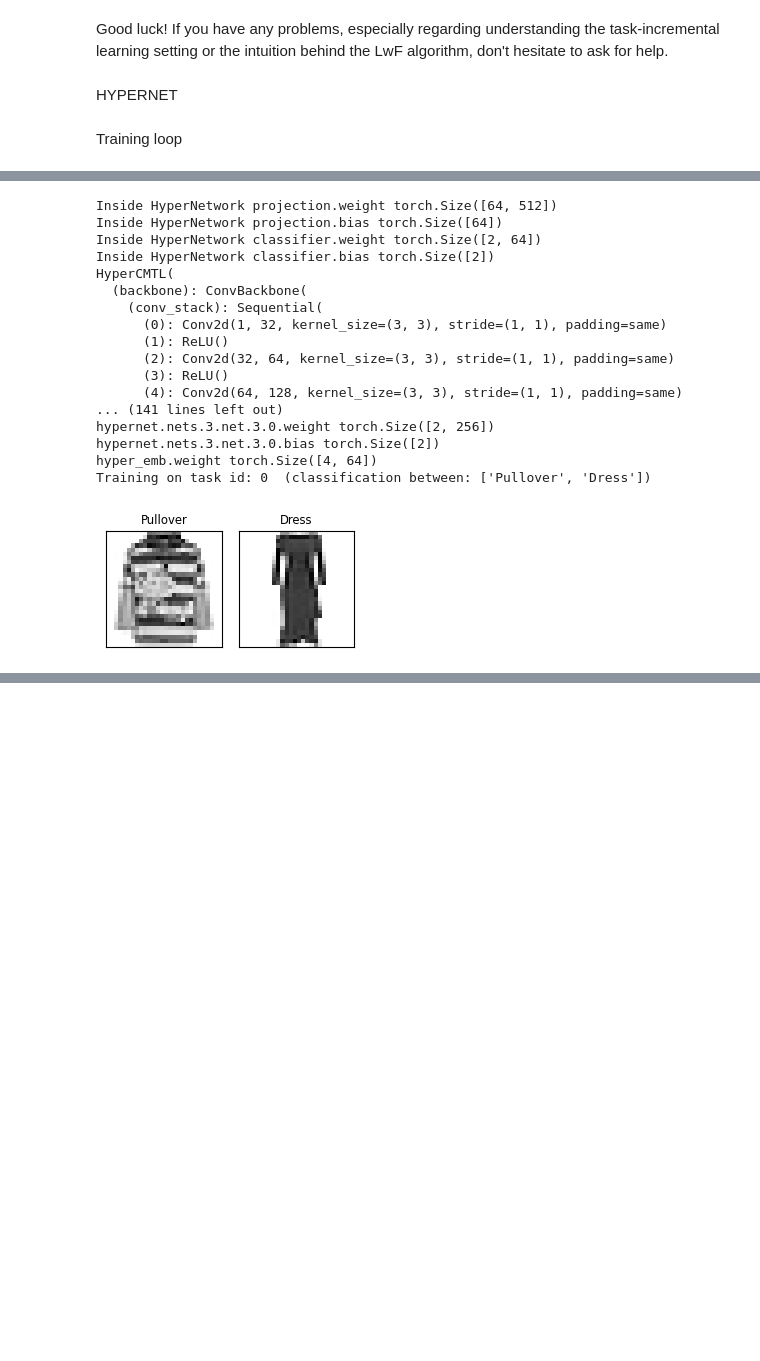
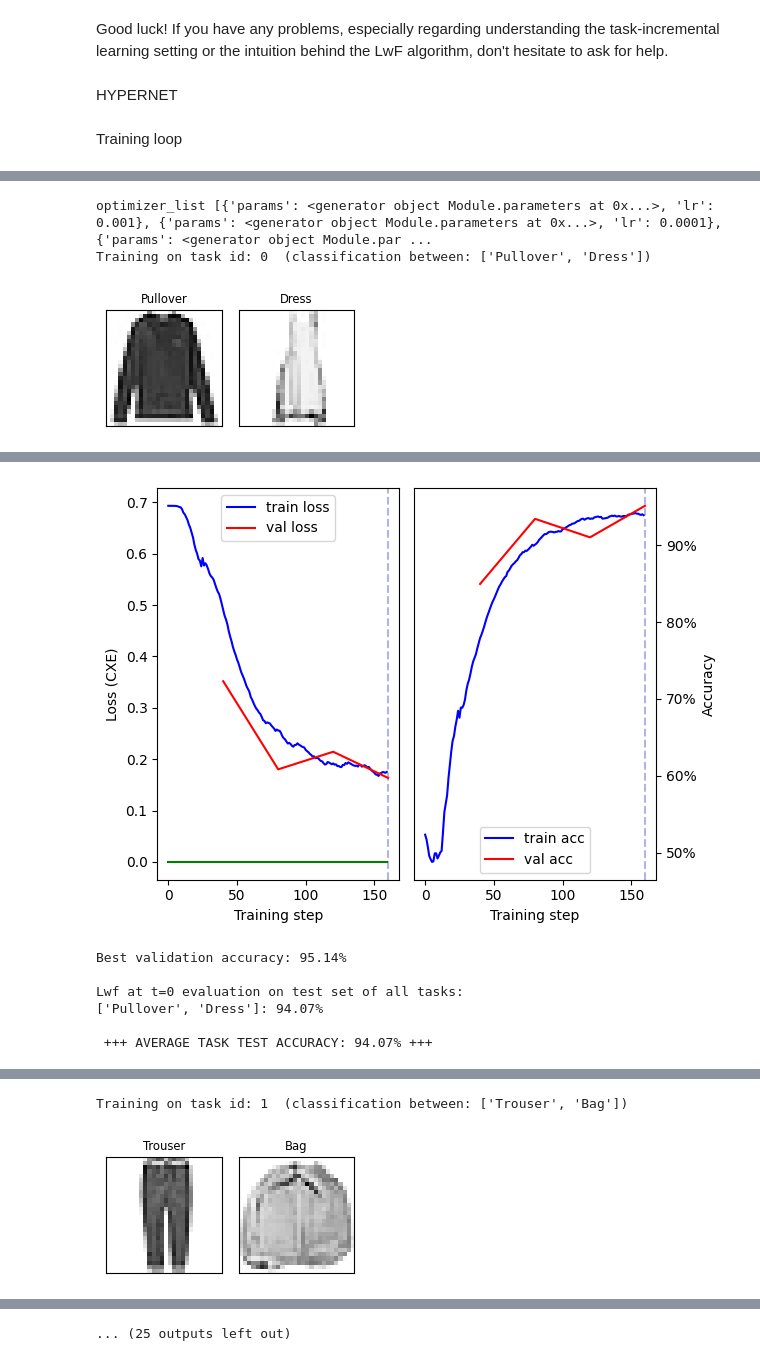
Before and after one commit to Neilus03/PAH, a Jupyter notebook: hypernet_continual.ipynb, the cells around one changed output, grey strips where cells are left out. Drawn from its saved outputs; the diff is of its cells as text; code cells hidden in the pictures; blank space fills up the shorter version.

```diff
--- a/hypernet_continual.ipynb
+++ b/hypernet_continual.ipynb
@@ -1356,6 +1356,10 @@ class ConvBackbone(nn.Module):
         # return feature vector:
         return x
 
+    def get_optimizer_list(self):
+        optimizer_list = [{'params': self.parameters(), 'lr': 1e-3}]
+        return optimizer_list
+
 
 ### as before, define a classification head that we can attach to the backbone:
 class TaskHead(MetaModule):
@@ -1388,6 +1392,10 @@ class TaskHead(MetaModule):
         x = self.classifier(self.relu(self.dropout(x)), params=get_subdict(params, 'classifier'))
 
         return x
+
+    def get_optimizer_list(self):
+        optimizer_list = [{'params': self.parameters(), 'lr': 1e-3}]
+        return optimizer_list
 
 
 ### and a model that contains a backbone plus multiple class heads,
@@ -1465,7 +1473,6 @@ class HyperCMTL(nn.Module):
                                     dropout=0.5,
                                     device=device)
 
-
         ## hypernetwork
         hn_in = 64
 
@@ -1475,10 +1482,8 @@ class HyperCMTL(nn.Module):
                                      hypo_module=self.task_head,
                                      activation='relu')
 
-
         self.hyper_emb = nn.Embedding(self.num_instances, hn_in)
         nn.init.normal_(self.hyper_emb.weight, mean=0, std=std)
-
 
     def get_params(self, task_idx):
         # print(torch.LongTensor([task_idx]).to(self.device))
@@ -1487,7 +1492,6 @@ class HyperCMTL(nn.Module):
         out = self.hypernet(z)
         # print("out", out)
         return out
-
 
     def forward(self, support_set, task_idx, **kwargs):
         params = self.get_params(task_idx)
@@ -1501,6 +1505,16 @@ class HyperCMTL(nn.Module):
         new_model = HyperCMTL(num_instances=self.num_instances, device=self.device, std=self.std)
         new_model.load_state_dict(self.state_dict())
         return new_model.to(device)
+
+    def get_optimizer_list(self):
+        # networks = [self.backbone, self.task_head, self.hypernet, self.hyper_emb]
+        optimizer_list = []
+        optimizer_list.append({'params': self.hyper_emb.parameters(), 'lr': 1e-3})
+        optimizer_list.extend(self.hypernet.get_optimizer_list())
+        optimizer_list.extend(self.backbone.get_optimizer_list())
+        optimizer_list.extend(self.task_head.get_optimizer_list())
+        print("optimizer_list", optimizer_list)
+        return optimizer_list
 # %% [markdown]
 Training loop
 # %%
@@ -1629,22 +1733,22 @@ torch.manual_seed(0)
 device = torch.device("cuda" if torch.cuda.is_available() else "cpu")
 
 model = HyperCMTL(num_instances=4, device=device, std=0.01).to(device)
-print(model)
+# print(model)
 previous_model = None
 
 ### training hyperparameters:
 EPOCHS_PER_TIMESTEP = 4
-lr     = 1e-3  # initial learning rate
-l2_reg = 1e-4  # L2 weight decay term (0 means no regularisation)
+lr     = 1e-4  # initial learning rate
+l2_reg = 1e-6  # L2 weight decay term (0 means no regularisation)
 temperature = 2.0  # temperature scaling factor for distillation loss
-stability = 0.5 #`stability` term to balance this soft loss with the usual hard label loss for the current classification task.
+stability = 10 #`stability` term to balance this soft loss with the usual hard label loss for the current classification task.
 
 # Initialize optimizer and loss function:
-opt = torch.optim.AdamW(model.parameters(), lr=lr, weight_decay=l2_reg)
+opt = torch.optim.AdamW(model.get_optimizer_list())
 # print(opt
-for name, param in model.named_parameters():
-    if param.requires_grad:
-        print(name, param.shape)
+# for name, param in model.named_parameters():
+#     if param.requires_grad:
+#         print(name, param.shape)
 loss_fn = nn.CrossEntropyLoss()
 
 ### metrics and plotting:
@@ -1747,47 +1851,32 @@ for t, (task_train, task_val) in timestep_tasks.items():
         if avg_val_acc > metrics['best_val_acc']:
             metrics['best_val_acc'] = avg_val_acc
 
     # this one is important for nice plots:
     metrics['CL_timesteps'].append(metrics['steps_trained'])
 
     # plot training curves only if validation losses exist
     if plot_training and len(metrics['val_losses']) > 0:
         training_plot(metrics, show_timesteps=True)
 
     if verbose:
         print(f'Best validation accuracy: {metrics["best_val_acc"]:.2%}\n')
     metrics['best_val_acc'] = 0.0
 
     # evaluate on all tasks:
     test_accs = test_evaluate(model, task_test_sets[:t+1],
                               model_name=f'LwF at t={t}',
                               prev_accs = prev_test_accs,
                             #   baseline_taskwise_accs = baseline_taskwise_test_accs,
                               verbose=True)
     prev_test_accs.append(test_accs)
 
     #store the current model as the previous model
     previous_model = model.deepcopy(device = device)
 
 final_avg_test_acc = np.mean(test_accs)
 print(f'Final average test accuracy: {final_avg_test_acc:.2%}')
 # print(f'  (baseline): {np.mean(baseline_taskwise_test_accs):.2%}')
 # %% [output]
-Inside HyperNetwork projection.weight torch.Size([64, 512])
-Inside HyperNetwork projection.bias torch.Size([64])
-Inside HyperNetwork classifier.weight torch.Size([2, 64])
-Inside HyperNetwork classifier.bias torch.Size([2])
-HyperCMTL(
-  (backbone): ConvBackbone(
-    (conv_stack): Sequential(
-      (0): Conv2d(1, 32, kernel_size=(3, 3), stride=(1, 1), padding=same)
-      (1): ReLU()
-      (2): Conv2d(32, 64, kernel_size=(3, 3), stride=(1, 1), padding=same)
-      (3): ReLU()
-      (4): Conv2d(64, 128, kernel_size=(3, 3), stride=(1, 1), padding=same)
-... (141 lines left out)
-hypernet.nets.3.net.3.0.weight torch.Size([2, 256])
-hypernet.nets.3.net.3.0.bias torch.Size([2])
-hyper_emb.weight torch.Size([4, 64])
+optimizer_list [{'params': <generator object Module.parameters at 0x...>, 'lr': 0.001}, {'params': <generator object Module.parameters at 0x...>, 'lr': 0.0001}, {'params': <generator object Module.par ...
 Training on task id: 0  (classification between: ['Pullover', 'Dress'])
-[figure, old version]
+[figure, new version]
@@ -1794,0 +1887,7 @@ KeyboardInterrupt:
+[figure, added]
+Best validation accuracy: 95.14%
+
+Lwf at t=0 evaluation on test set of all tasks:
+['Pullover', 'Dress']: 94.07%
+
+ +++ AVERAGE TASK TEST ACCURACY: 94.07% +++
@@ -1794,0 +1895,2 @@ KeyboardInterrupt:
+Training on task id: 1  (classification between: ['Trouser', 'Bag'])
+[figure, added]
@@ -1794,0 +1898 @@ KeyboardInterrupt:
+... (25 outputs left out)
```
Also changed, not shown: parts of 7 cells of this notebook.
